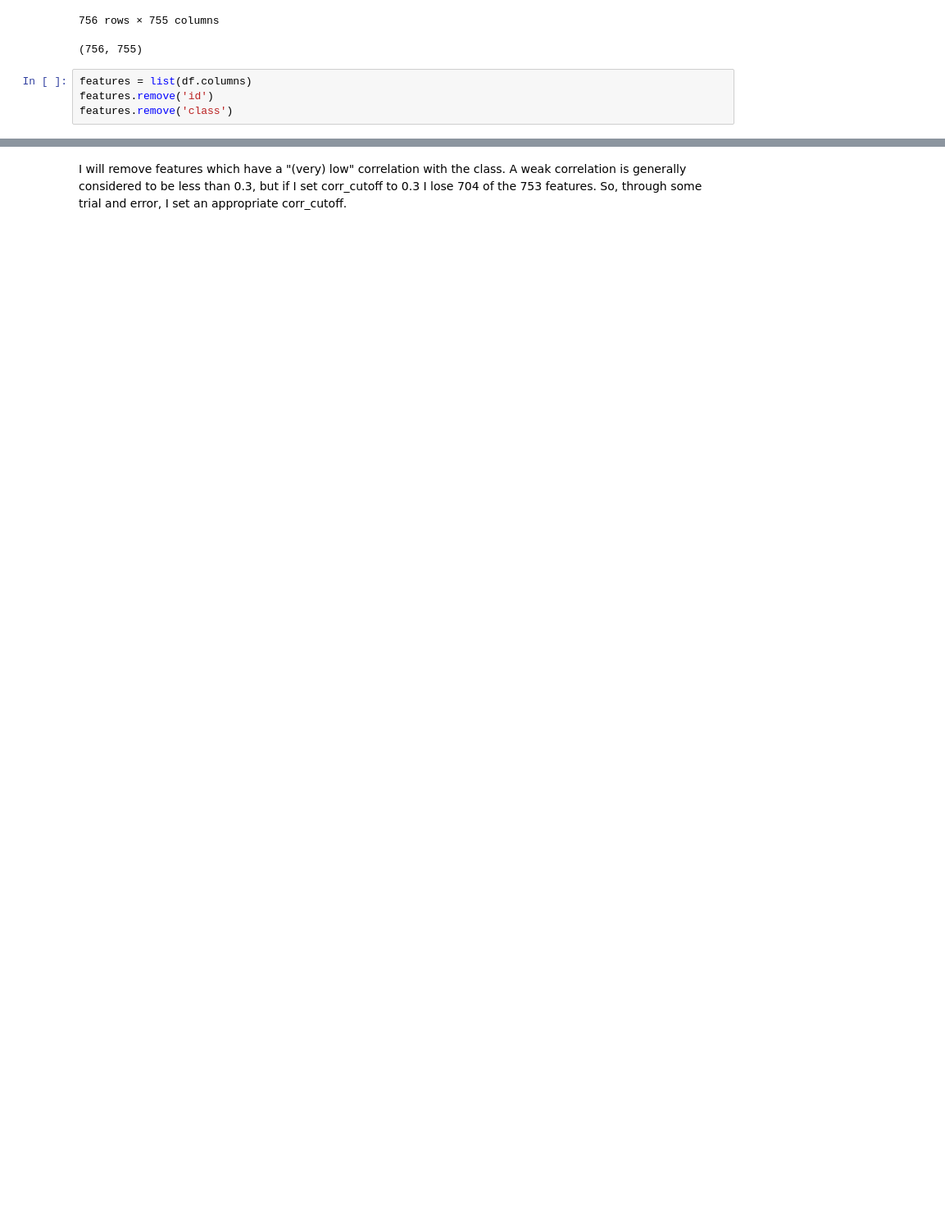
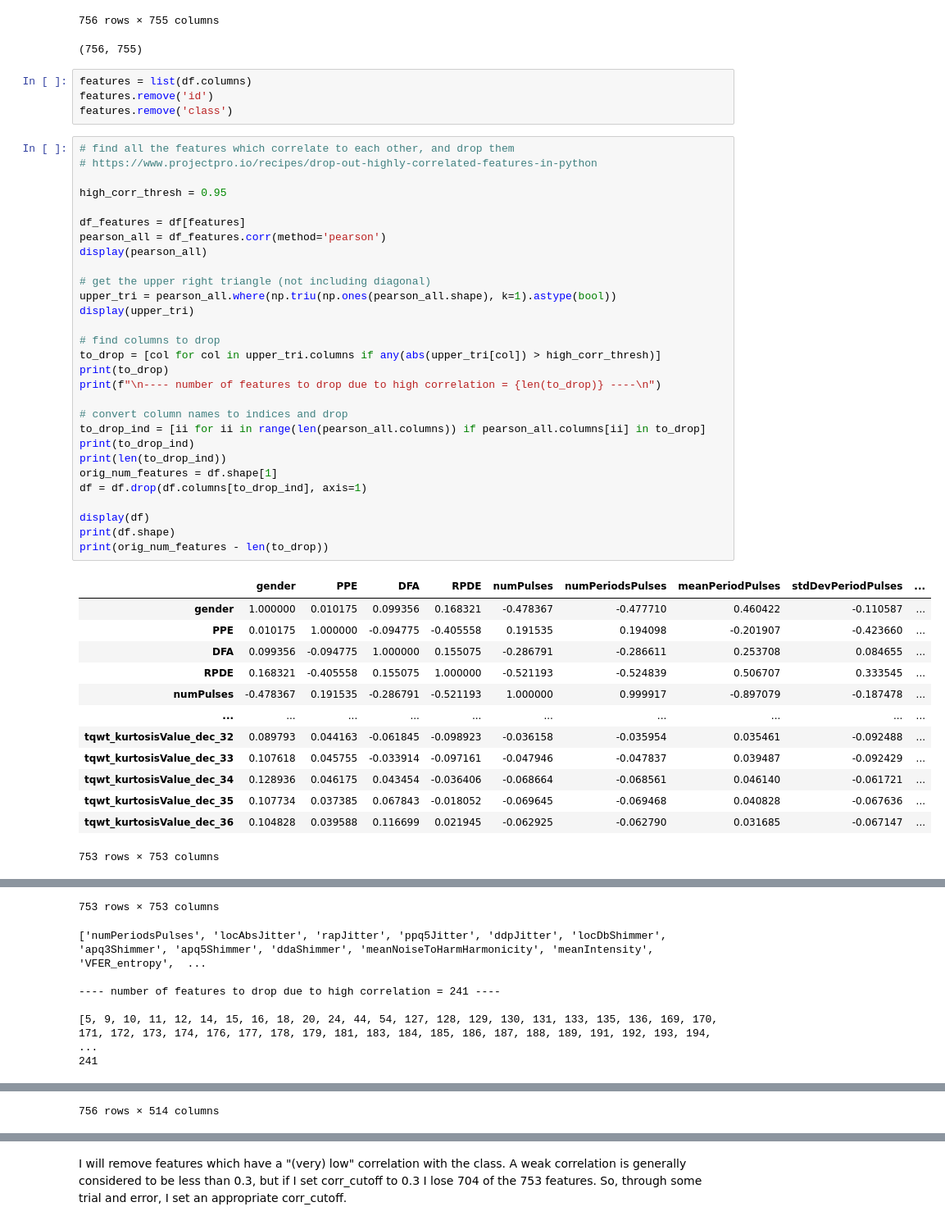
Before and after one commit to cgpayne/parkinsons_audetector, a Jupyter notebook: notebooks/initial_analysis.ipynb, the cells around one changed output, grey strips where cells are left out. Shown: that part at 82% size. Saved outputs shown, nothing was run; the diff lists cells and outputs as text; blank space fills up the shorter version.

Commit message:
added removal of highly correlated features in initial_analysis.ipynb

```diff
--- a/notebooks/initial_analysis.ipynb
+++ b/notebooks/initial_analysis.ipynb
@@ -28,3 +28,46 @@ y = df['class']
 features = list(df.columns)
 features.remove('id')
 features.remove('class')
+# %%
+# find all the features which correlate to each other, and drop them
+# https://www.projectpro.io/recipes/drop-out-highly-correlated-features-in-python
+
+high_corr_thresh = 0.95
+
+df_features = df[features]
+pearson_all = df_features.corr(method='pearson')
+display(pearson_all)
+
+# get the upper right triangle (not including diagonal)
+upper_tri = pearson_all.where(np.triu(np.ones(pearson_all.shape), k=1).astype(bool))
+display(upper_tri)
+
+# find columns to drop
+to_drop = [col for col in upper_tri.columns if any(abs(upper_tri[col]) > high_corr_thresh)]
+print(to_drop)
+print(f"\n---- number of features to drop due to high correlation = {len(to_drop)} ----\n")
+
+# convert column names to indices and drop
+to_drop_ind = [ii for ii in range(len(pearson_all.columns)) if pearson_all.columns[ii] in to_drop]
+print(to_drop_ind)
+print(len(to_drop_ind))
+orig_num_features = df.shape[1]
+df = df.drop(df.columns[to_drop_ind], axis=1)
+
+display(df)
+print(df.shape)
+print(orig_num_features - len(to_drop))
+# %% [output]
+|  | gender | PPE | DFA | RPDE | numPulses | numPeriodsPulses | meanPeriodPulses | stdDevPeriodPulses | ... |
+| gender | 1.000000 | 0.010175 | 0.099356 | 0.168321 | -0.478367 | -0.477710 | 0.460422 | -0.110587 | ... |
+| PPE | 0.010175 | 1.000000 | -0.094775 | -0.405558 | 0.191535 | 0.194098 | -0.201907 | -0.423660 | ... |
+| DFA | 0.099356 | -0.094775 | 1.000000 | 0.155075 | -0.286791 | -0.286611 | 0.253708 | 0.084655 | ... |
+| RPDE | 0.168321 | -0.405558 | 0.155075 | 1.000000 | -0.521193 | -0.524839 | 0.506707 | 0.333545 | ... |
+| numPulses | -0.478367 | 0.191535 | -0.286791 | -0.521193 | 1.000000 | 0.999917 | -0.897079 | -0.187478 | ... |
+| ... | ... | ... | ... | ... | ... | ... | ... | ... | ... |
+| tqwt_kurtosisValue_dec_32 | 0.089793 | 0.044163 | -0.061845 | -0.098923 | -0.036158 | -0.035954 | 0.035461 | -0.092488 | ... |
+| tqwt_kurtosisValue_dec_33 | 0.107618 | 0.045755 | -0.033914 | -0.097161 | -0.047946 | -0.047837 | 0.039487 | -0.092429 | ... |
+| tqwt_kurtosisValue_dec_34 | 0.128936 | 0.046175 | 0.043454 | -0.036406 | -0.068664 | -0.068561 | 0.046140 | -0.061721 | ... |
+| tqwt_kurtosisValue_dec_35 | 0.107734 | 0.037385 | 0.067843 | -0.018052 | -0.069645 | -0.069468 | 0.040828 | -0.067636 | ... |
+| tqwt_kurtosisValue_dec_36 | 0.104828 | 0.039588 | 0.116699 | 0.021945 | -0.062925 | -0.062790 | 0.031685 | -0.067147 | ... |
+753 rows × 753 columns
@@ -30,0 +86,7 @@ features.remove('class')
+753 rows × 753 columns
+['numPeriodsPulses', 'locAbsJitter', 'rapJitter', 'ppq5Jitter', 'ddpJitter', 'locDbShimmer', 'apq3Shimmer', 'apq5Shimmer', 'ddaShimmer', 'meanNoiseToHarmHarmonicity', 'meanIntensity', 'VFER_entropy',  ...
+
+---- number of features to drop due to high correlation = 241 ----
+
+[5, 9, 10, 11, 12, 14, 15, 16, 18, 20, 24, 44, 54, 127, 128, 129, 130, 131, 133, 135, 136, 169, 170, 171, 172, 173, 174, 176, 177, 178, 179, 181, 183, 184, 185, 186, 187, 188, 189, 191, 192, 193, 194, ...
+241
@@ -30,0 +105 @@ features.remove('class')
+756 rows × 514 columns
```
Also changed, not shown: parts of 18 cells of this notebook.
